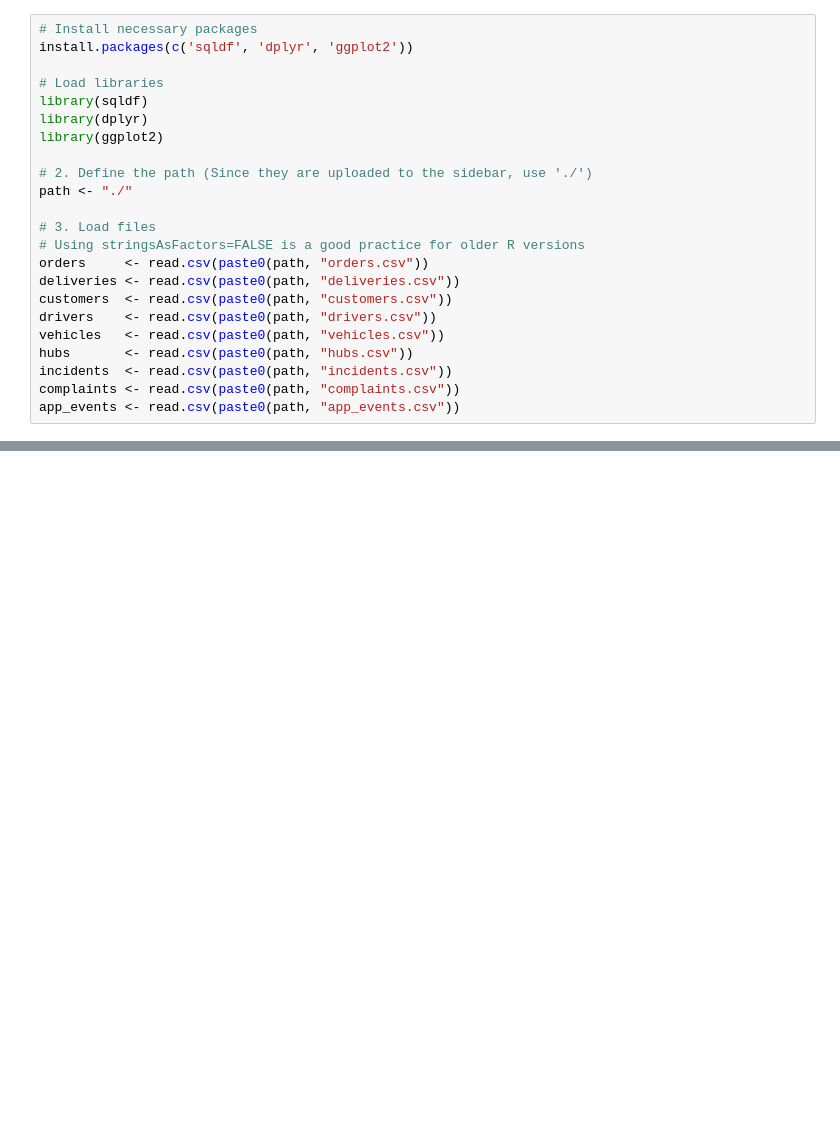
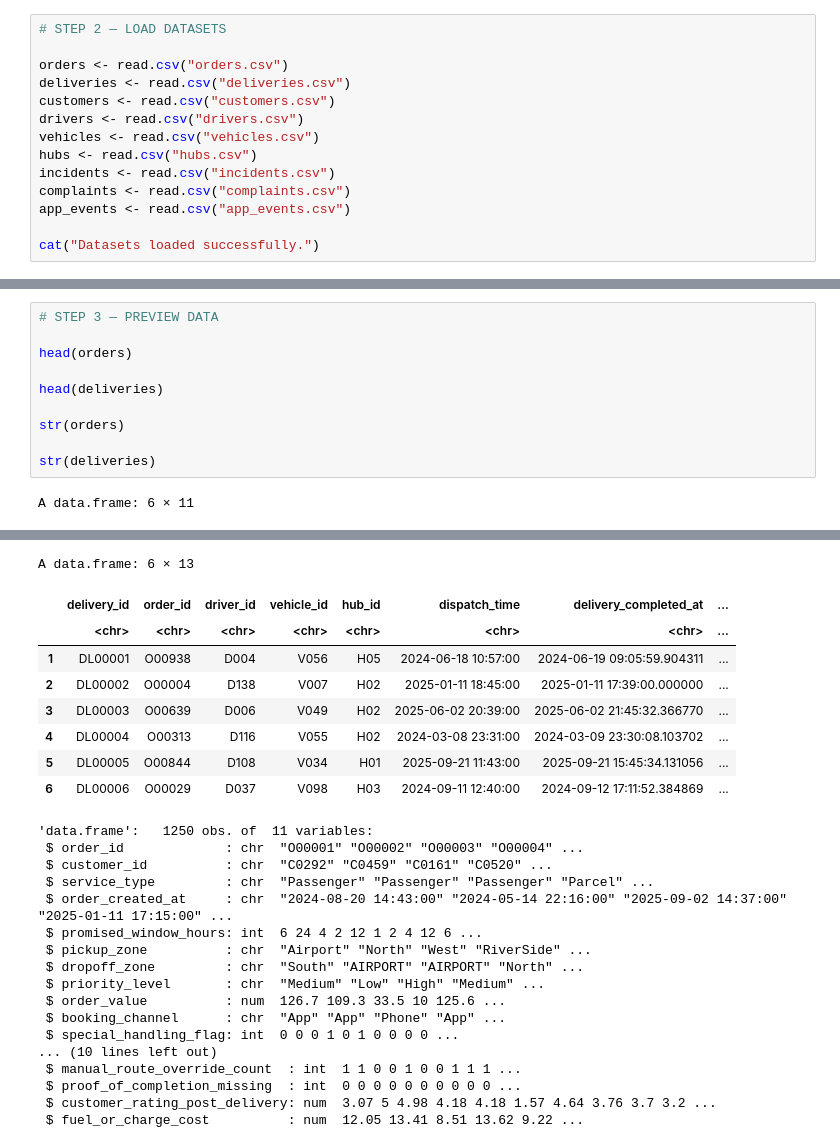
Before and after one commit to chithrakumardakshan-cloud/northstar-analytics, a Jupyter notebook: notebooks/01_sql_in_r.ipynb, the cells around one changed output, grey strips where cells are left out. Drawn from its saved outputs; the diff is of its cells as text; blank space fills up the shorter version.

```diff
--- a/notebooks/01_sql_in_r.ipynb
+++ b/notebooks/01_sql_in_r.ipynb
@@ -3,24 +39,15 @@
 # %%
-# Install necessary packages
-install.packages(c('sqldf', 'dplyr', 'ggplot2'))
+# STEP 2 — LOAD DATASETS
 
-# Load libraries
-library(sqldf)
-library(dplyr)
-library(ggplot2)
+orders <- read.csv("orders.csv")
+deliveries <- read.csv("deliveries.csv")
+customers <- read.csv("customers.csv")
+drivers <- read.csv("drivers.csv")
+vehicles <- read.csv("vehicles.csv")
+hubs <- read.csv("hubs.csv")
+incidents <- read.csv("incidents.csv")
+complaints <- read.csv("complaints.csv")
+app_events <- read.csv("app_events.csv")
 
-# 2. Define the path (Since they are uploaded to the sidebar, use './')
-path <- "./"
-
-# 3. Load files
-# Using stringsAsFactors=FALSE is a good practice for older R versions
-orders     <- read.csv(paste0(path, "orders.csv"))
-deliveries <- read.csv(paste0(path, "deliveries.csv"))
-customers  <- read.csv(paste0(path, "customers.csv"))
-drivers    <- read.csv(paste0(path, "drivers.csv"))
-vehicles   <- read.csv(paste0(path, "vehicles.csv"))
-hubs       <- read.csv(paste0(path, "hubs.csv"))
-incidents  <- read.csv(paste0(path, "incidents.csv"))
-complaints <- read.csv(paste0(path, "complaints.csv"))
-app_events <- read.csv(paste0(path, "app_events.csv"))
+cat("Datasets loaded successfully.")
 # %% [output]
@@ -43,0 +55,12 @@ The following objects are masked from ‘package:base’:
+# %%
+# STEP 3 — PREVIEW DATA
+
+head(orders)
+
+head(deliveries)
+
+str(orders)
+
+str(deliveries)
+# %% [output]
+A data.frame: 6 × 11
@@ -44 +75,27 @@ The following objects are masked from ‘package:base’:
+A data.frame: 6 × 13
+|  | delivery_id | order_id | driver_id | vehicle_id | hub_id | dispatch_time | delivery_completed_at | ... |
+|  | <chr> | <chr> | <chr> | <chr> | <chr> | <chr> | <chr> | ... |
+| 1 | DL00001 | O00938 | D004 | V056 | H05 | 2024-06-18 10:57:00 | 2024-06-19 09:05:59.904311 | ... |
+| 2 | DL00002 | O00004 | D138 | V007 | H02 | 2025-01-11 18:45:00 | 2025-01-11 17:39:00.000000 | ... |
+| 3 | DL00003 | O00639 | D006 | V049 | H02 | 2025-06-02 20:39:00 | 2025-06-02 21:45:32.366770 | ... |
+| 4 | DL00004 | O00313 | D116 | V055 | H02 | 2024-03-08 23:31:00 | 2024-03-09 23:30:08.103702 | ... |
+| 5 | DL00005 | O00844 | D108 | V034 | H01 | 2025-09-21 11:43:00 | 2025-09-21 15:45:34.131056 | ... |
+| 6 | DL00006 | O00029 | D037 | V098 | H03 | 2024-09-11 12:40:00 | 2024-09-12 17:11:52.384869 | ... |
+'data.frame':   1250 obs. of  11 variables:
+ $ order_id             : chr  "O00001" "O00002" "O00003" "O00004" ...
+ $ customer_id          : chr  "C0292" "C0459" "C0161" "C0520" ...
+ $ service_type         : chr  "Passenger" "Passenger" "Passenger" "Parcel" ...
+ $ order_created_at     : chr  "2024-08-20 14:43:00" "2024-05-14 22:16:00" "2025-09-02 14:37:00" "2025-01-11 17:15:00" ...
+ $ promised_window_hours: int  6 24 4 2 12 1 2 4 12 6 ...
+ $ pickup_zone          : chr  "Airport" "North" "West" "RiverSide" ...
+ $ dropoff_zone         : chr  "South" "AIRPORT" "AIRPORT" "North" ...
+ $ priority_level       : chr  "Medium" "Low" "High" "Medium" ...
+ $ order_value          : num  126.7 109.3 33.5 10 125.6 ...
+ $ booking_channel      : chr  "App" "App" "Phone" "App" ...
+ $ special_handling_flag: int  0 0 0 1 0 1 0 0 0 0 ...
+... (10 lines left out)
+ $ manual_route_override_count  : int  1 1 0 0 1 0 0 1 1 1 ...
+ $ proof_of_completion_missing  : int  0 0 0 0 0 0 0 0 0 0 ...
+ $ customer_rating_post_delivery: num  3.07 5 4.98 4.18 4.18 1.57 4.64 3.76 3.7 3.2 ...
+ $ fuel_or_charge_cost          : num  12.05 13.41 8.51 13.62 9.22 ...
 # %%
```
Also changed, not shown: parts of 9 cells of this notebook.
